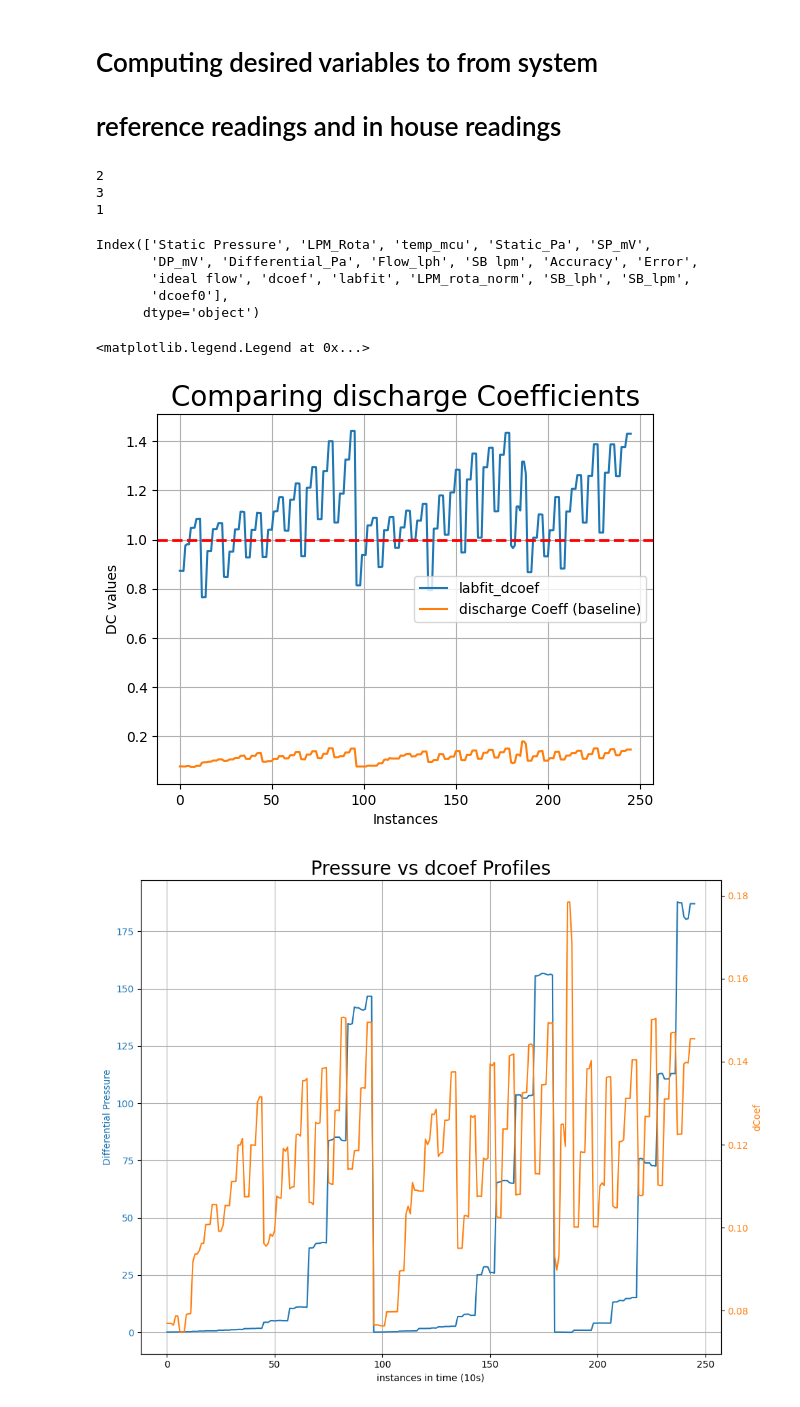
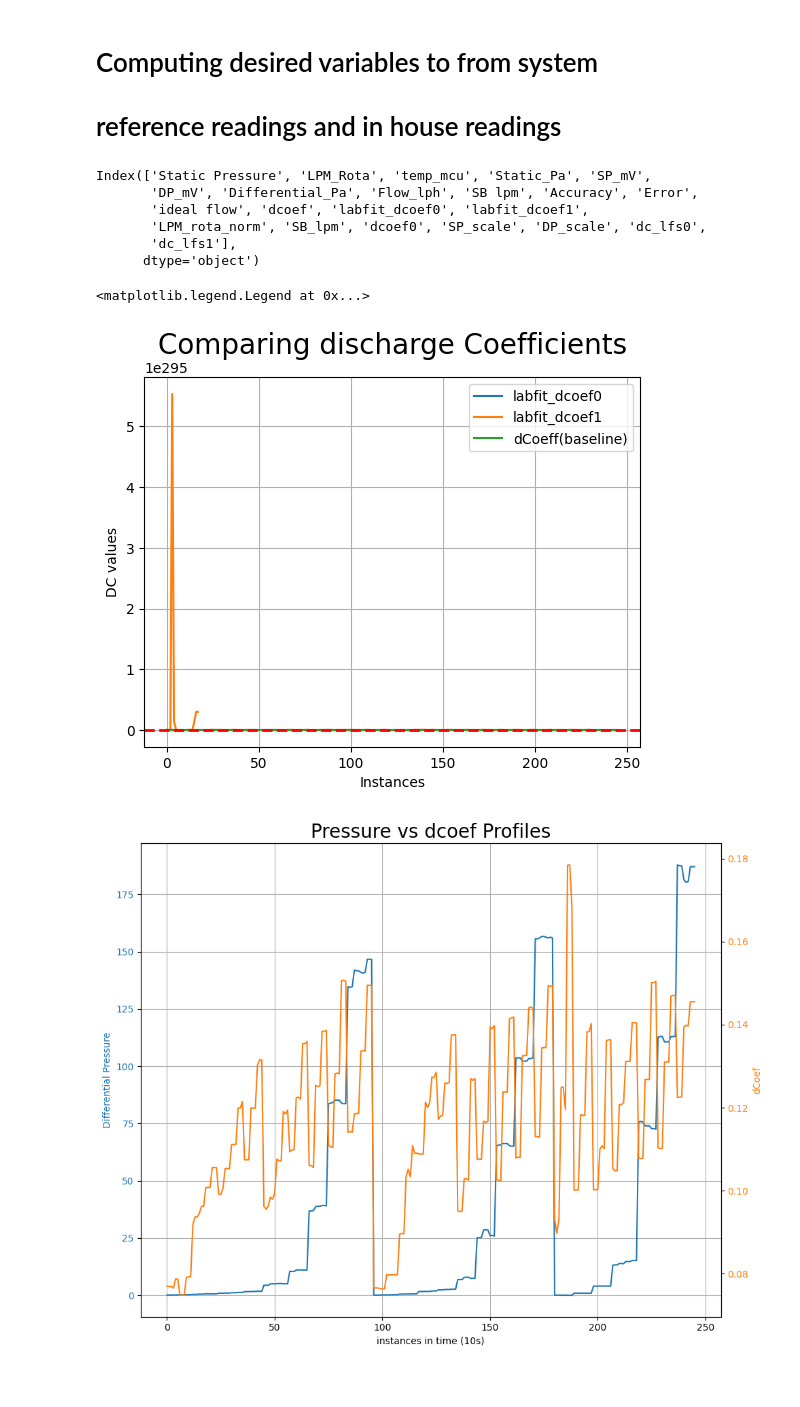
Before and after one commit to duutabib/faceofLastmileICT, a Jupyter notebook: labFit/labfitChecks.ipynb, the cells around one changed output. Saved outputs shown, nothing was run; the diff lists cells and outputs as text; code cells hidden in the pictures; blank space fills up the shorter version.

Commit message:
Add rescaling of variables, and best two labfit models, and examined plots of the structure.

```diff
--- a/labFit/labfitChecks.ipynb
+++ b/labFit/labfitChecks.ipynb
@@ -28,6 +28,9 @@ D=0.023546
 output_lpm=100000  # atm pressure in Pa
 Tsb=30.66         #
 c=273.15          # Kelvin temp correction
+
+# epsilon
+epsilon=1e-1
 # %% [output]
 Index(['Static Pressure', 'LPM_Rota', 'temp_mcu', 'Static_Pa', 'SP_mV',
        'DP_mV', 'Differential_Pa', 'Flow_lph', 'SB lpm', 'Accuracy', 'Error',
@@ -36,7 +39,8 @@ Index(['Static Pressure', 'LPM_Rota', 'temp_mcu', 'Static_Pa', 'SP_mV',
 # %% [markdown]
 # Meta-functions for computations
 # %%
-#
+# NB choice of best model is not based on accuracy is also based on functional form and possible runins resulting from
+# bad functional form
 # X1 : 'Static_Pa'  X2: 'Differential_Pa'
 #data['labfit'] = data.apply(labfit_model, axis=1)
 #data['labfit0'] = data.apply(lambda row: labfit_function(row), axis=1)
@@ -47,8 +51,8 @@ labfit1 = lambda row: A*row.Differential_Pa + B*np.exp(C*row.Static_Pa) + D/row.
 labfit0 = lambda row: A*row.Differential_Pa**(B*row.Static_Pa**C) + D/row.Static_Pa
 
 
-labfit1_scaled = lambda row: A*row.DP_scale + B*np.exp(C*row.SP_scale) + D/row.DP_scale**2
-labfit0_scaled = lambda row: A*row.DP_scale**(B*row.SP_scale**C) + D/row.SP_scale
+labfit1_scaled = lambda row: A*row.DP_scale + B*np.exp(C*row.SP_scale) + D/(row.DP_scale**2 + epsilon)
+labfit0_scaled = lambda row: A*row.DP_scale**(B*row.SP_scale**C) + D/(row.SP_scale + epsilon)
 
 
 LPM_rota_normalization = lambda row: row.LPM_Rota *( row.Static_Pa + output_lpm)/ output_lpm*(Tsb/(row.temp_mcu + c))
@@ -62,48 +66,43 @@ data0['labfit_dcoef0'] = data0.apply(labfit0, axis=1)
 data0['labfit_dcoef1'] = data0.apply(labfit1, axis=1)
 
 
-print('2')
 #
 data0['LPM_rota_norm'] = data0.apply(LPM_rota_normalization, axis=1)
 data0['SB_lpm'] = data0.apply(SB_lpm, axis=1)
 data0['dcoef0'] = data0['LPM_rota_norm']/data0['SB_lpm']
 
 
-print('3')
 # Min-Max scaling
-data0['SP_scale'] =  (data0.Static_Pa - min(data0.Static_Pa))/ (max(data0.Static_Pa) - min(data0.Static_Pa)) + 1E-3
-data0['DP_scale'] =  (data0.Differential_Pa - min(data0.Differential_Pa))/ (max(data0.Differential_Pa) - min(data0.Differential_Pa)) + 1E-3
+data0['SP_scale'] =  (data0.Static_Pa - min(data0.Static_Pa))/ (max(data0.Static_Pa) - min(data0.Static_Pa) )
+data0['DP_scale'] =  (data0.Differential_Pa - min(data0.Differential_Pa))/ (max(data0.Differential_Pa) - min(data0.Differential_Pa))
 
 
-print('1')
 # scaled results
 data0['dc_lfs0'] = data0.apply(labfit0_scaled, axis=1)
 data0['dc_lfs1'] = data0.apply(labfit1_scaled, axis=1)
-# %% [output]
-2
-3
-1
 # %%
 data0.columns
 # %% [output]
 Index(['Static Pressure', 'LPM_Rota', 'temp_mcu', 'Static_Pa', 'SP_mV',
        'DP_mV', 'Differential_Pa', 'Flow_lph', 'SB lpm', 'Accuracy', 'Error',
-       'ideal flow', 'dcoef', 'labfit', 'LPM_rota_norm', 'SB_lph', 'SB_lpm',
-       'dcoef0'],
+       'ideal flow', 'dcoef', 'labfit_dcoef0', 'labfit_dcoef1',
+       'LPM_rota_norm', 'SB_lpm', 'dcoef0', 'SP_scale', 'DP_scale', 'dc_lfs0',
+       'dc_lfs1'],
       dtype='object')
 # %%
-plt.plot(data0['labfit_dcoef'], label='labfit_dcoef')
+plt.plot(data0['labfit_dcoef0'], label='labfit_dcoef0')
+plt.plot(data0['labfit_dcoef1'], label='labfit_dcoef1')
 plt.plot(data0['dcoef0'], label='dCoeff(baseline)')
 plt.axhline(y=1, linestyle='--', color='red', linewidth=2.0)
 plt.title('Comparing discharge Coefficients', fontsize=20)
 plt.xlabel('Instances', fontsize=10)
 plt.ylabel('DC values', fontsize=10)
 plt.grid(True)
 plt.legend()
 #plt.plot(data['labfit0']/data['Static_Pa'])
 # %% [output]
 <matplotlib.legend.Legend at 0x...>
-[figure, old version]
+[figure, new version]
 # %%
 # the graph data...
 #
```
